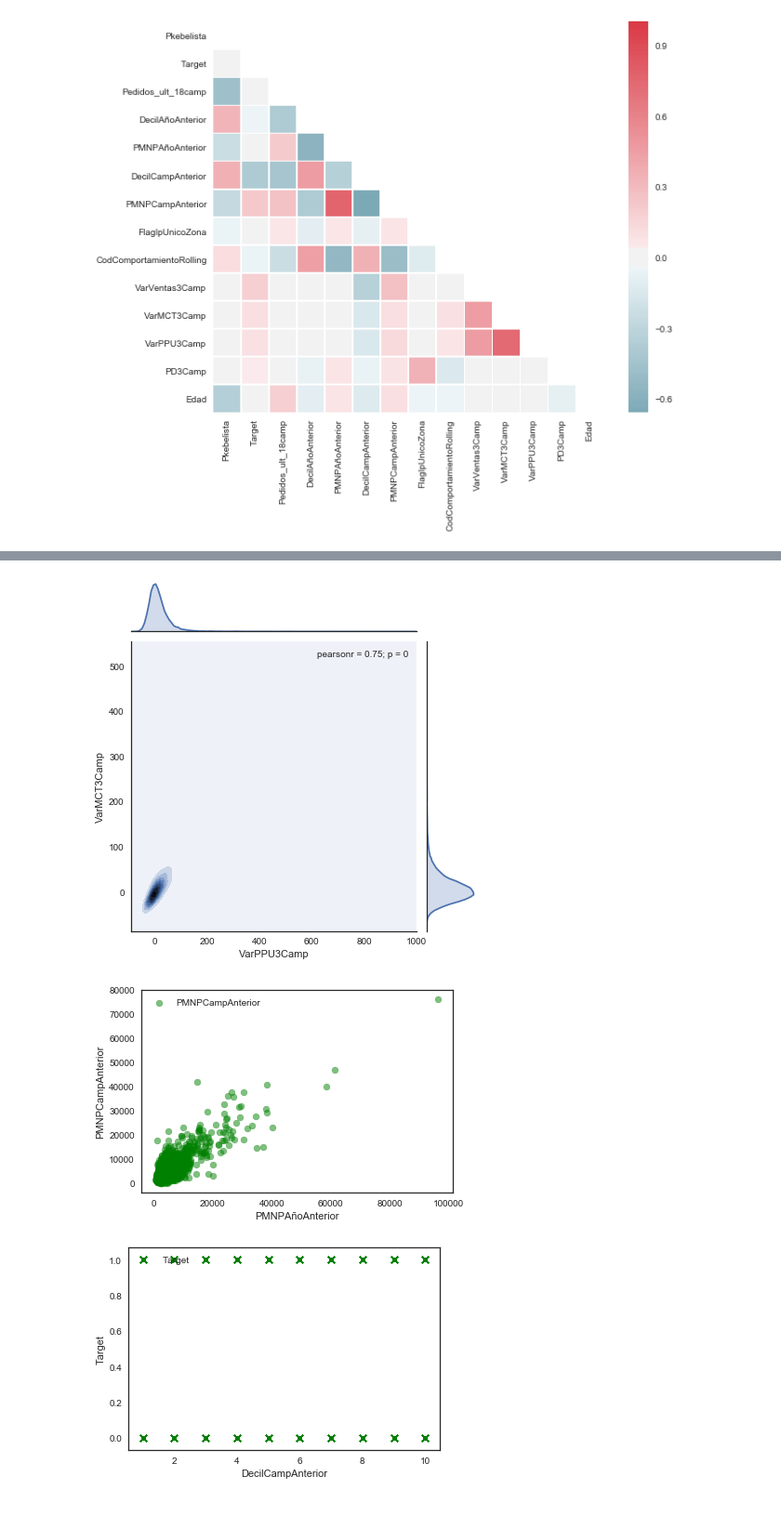
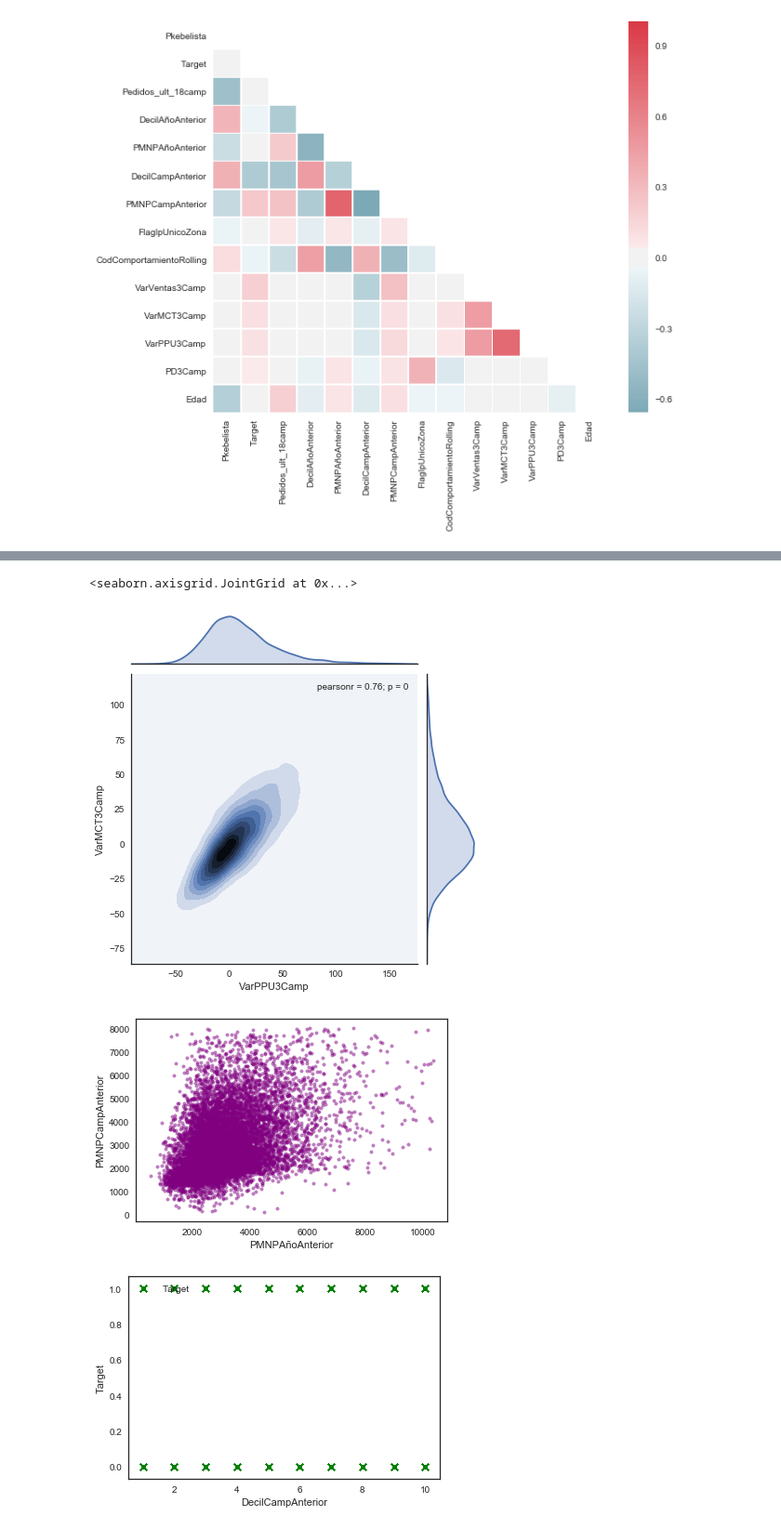
Before and after one commit to carlosfg97/pdp, a Jupyter notebook: ModeloPDP.ipynb, the cells around one changed output, grey strips where cells are left out. Shown at 93% size. Drawn from its saved outputs; the diff is of its cells as text; code cells hidden in the pictures.

```diff
--- a/ModeloPDP.ipynb
+++ b/ModeloPDP.ipynb
@@ -185,18 +209,23 @@ plt.show()
 # %%
-sns.jointplot(x=df2.VarPPU3Camp, y=df2.VarMCT3Camp, data=df2, kind="kde");
+sns.jointplot(x=fmct.VarPPU3Camp, y=fppu.VarMCT3Camp, data=fmct, kind="kde")
 # %% [output]
+<seaborn.axisgrid.JointGrid at 0x...>
-[figure, old version]
+[figure, new version]
 # %%
 import matplotlib.pyplot as plt
 import matplotlib
+df22 =  df2.dropna(axis=0, how='all', subset=['DecilAñoAnterior', 'PMNPAñoAnterior'])
+faño = df22[np.abs(df22.PMNPAñoAnterior-df22.PMNPAñoAnterior.mean())<=(3*df22.PMNPAñoAnterior.std())]
+fcamp = faño[np.abs(faño.PMNPCampAnterior-faño.PMNPCampAnterior.mean())<=(3*faño.PMNPCampAnterior.std())]
 
-plt.scatter(df2.PMNPAñoAnterior, df2.PMNPCampAnterior, c="g", alpha=0.5, marker='o')
+
+plt.scatter(fcamp.PMNPAñoAnterior, fcamp.PMNPCampAnterior, c="purple", alpha=0.5, marker='.')
 plt.xlabel("PMNPAñoAnterior")
 plt.ylabel("PMNPCampAnterior")
-plt.legend(loc=2)
+#plt.legend(loc=2)
 plt.show()
 # %% [output]
-[figure, old version]
+[figure, new version]
 # %%
 import matplotlib.pyplot as plt
 import matplotlib
```
Also changed, not shown: parts of 6 cells of this notebook.
